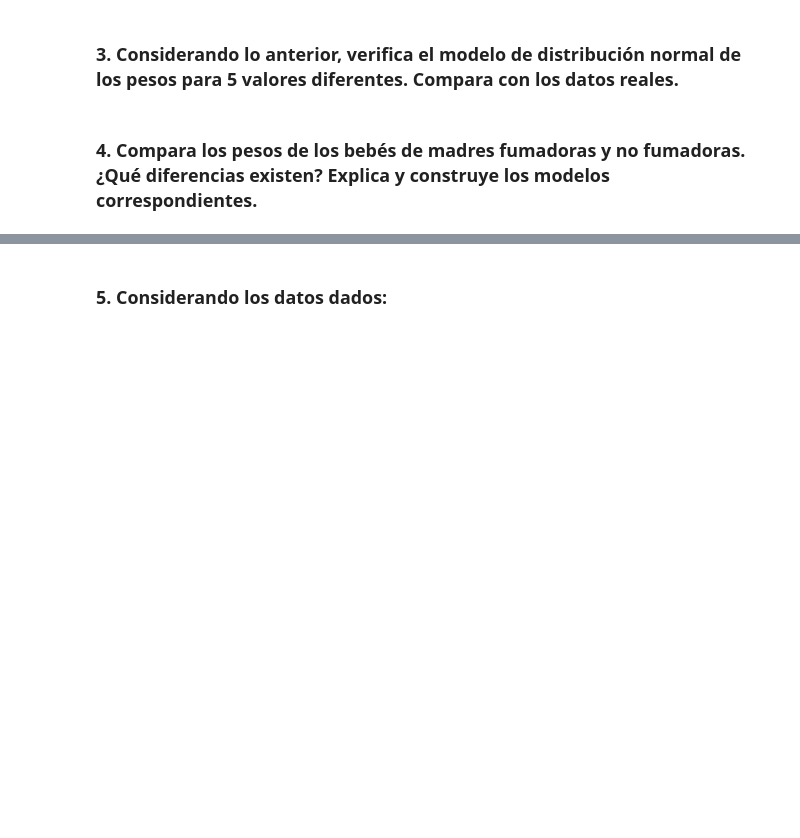
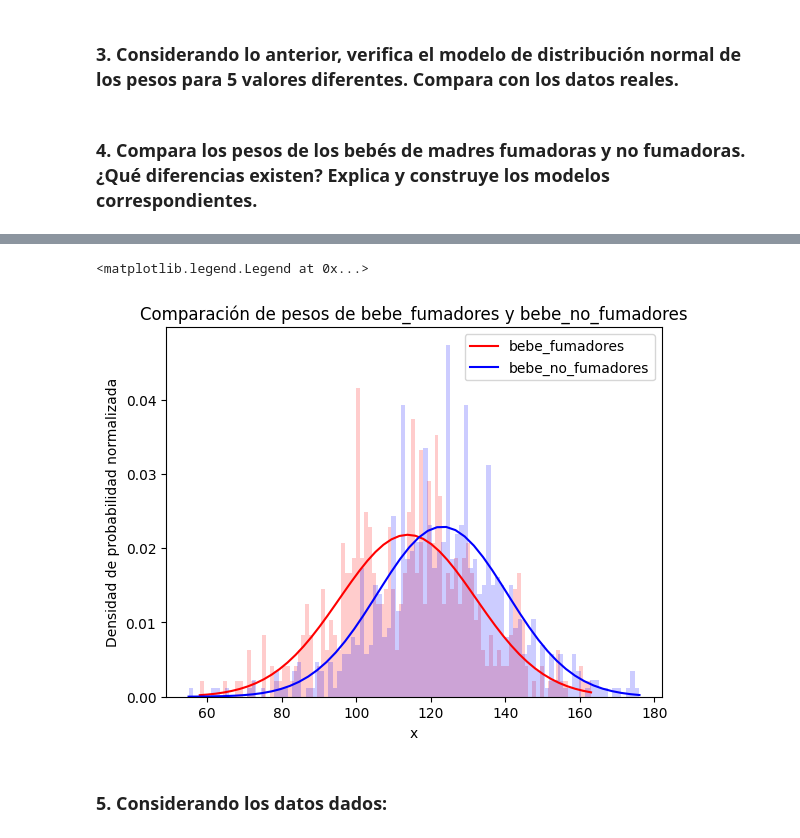
Before and after one commit to drojaslopez/DataScience, a Jupyter notebook: 3 Análisis estadístico con Python (G122)/Desafio/4/Desafio_Preparación_datos_gráficos.ipynb, the cells around one changed output, grey strips where cells are left out. Cells and saved outputs as stored; diff of their text form; code cells hidden in the pictures; blank space fills up the shorter version.

```diff
--- a/3 Análisis estadístico con Python (G122)/Desafio/4/Desafio_Preparación_datos_gráficos.ipynb
+++ b/3 Análisis estadístico con Python (G122)/Desafio/4/Desafio_Preparación_datos_gráficos.ipynb
@@ -138,3 +138,10 @@ plt.show()
 ### 3. Considerando lo anterior, verifica el modelo de distribución normal de los pesos para 5 valores diferentes. Compara con los datos reales.
 # %% [markdown]
 ### 4. Compara los pesos de los bebés de madres fumadoras y no fumadoras. ¿Qué diferencias existen? Explica y construye los modelos correspondientes.
+# %%
+df_fumadoras = df[['Maternal.Smoker', 'Birth.Weight']].copy()
+# %%
+bebe_fumadores = df_fumadoras[df_fumadoras['Maternal.Smoker'] == True]['Birth.Weight']
+
+
+bebe_no_fumadores =df_fumadoras[df_fumadoras['Maternal.Smoker']==False]['Birth.Weight']
@@ -141,3 +188,29 @@ plt.show()
+# %%
+def get_pdf(x):
+  mu=x.mean()
+  sigma=x.std()
+  minimo=x.min()
+  maximo=x.max()
+  x = np.linspace(minimo, maximo)
+  pdf = norm.pdf(x, loc=mu, scale=sigma)
+  return(x,pdf)
+# %%
+x1, pdf = get_pdf(bebe_fumadores)
+plt.plot(x1 , pdf, color='red', label='bebe_fumadores')
+
+x2,pdf=get_pdf(bebe_no_fumadores)
+plt.plot(x2 , pdf, color='blue', label='bebe_no_fumadores')
+
+plt.hist(bebe_fumadores, bins=100, density=True, alpha=0.2, color='red')
+plt.hist(bebe_no_fumadores, bins=100, density=True, alpha=0.2, color='blue')
+
+plt.xlabel('x')
+plt.ylabel('Densidad de probabilidad normalizada')
+plt.title('Comparación de pesos de bebe_fumadores y bebe_no_fumadores')
+plt.legend()
+# %% [output]
+<matplotlib.legend.Legend at 0x...>
+[figure, added]
 # %% [markdown]
 
 ### 5. Considerando los datos dados:
```
Also changed, not shown: parts of 4 cells of this notebook, 1 other file.
